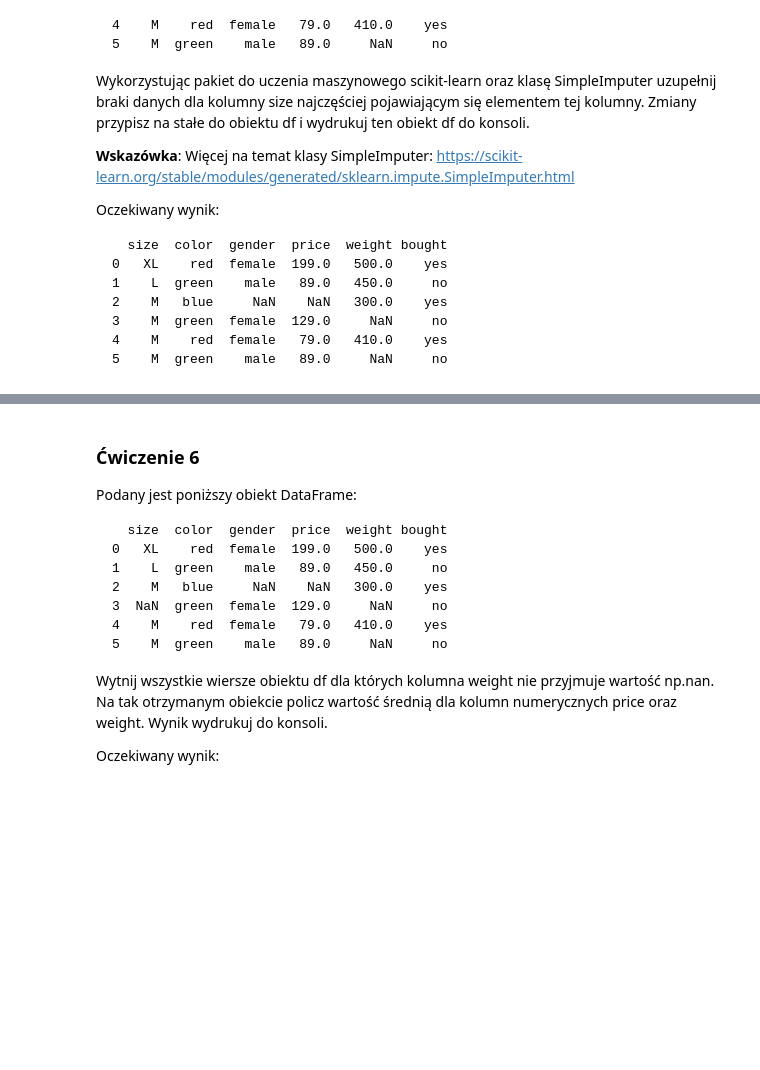
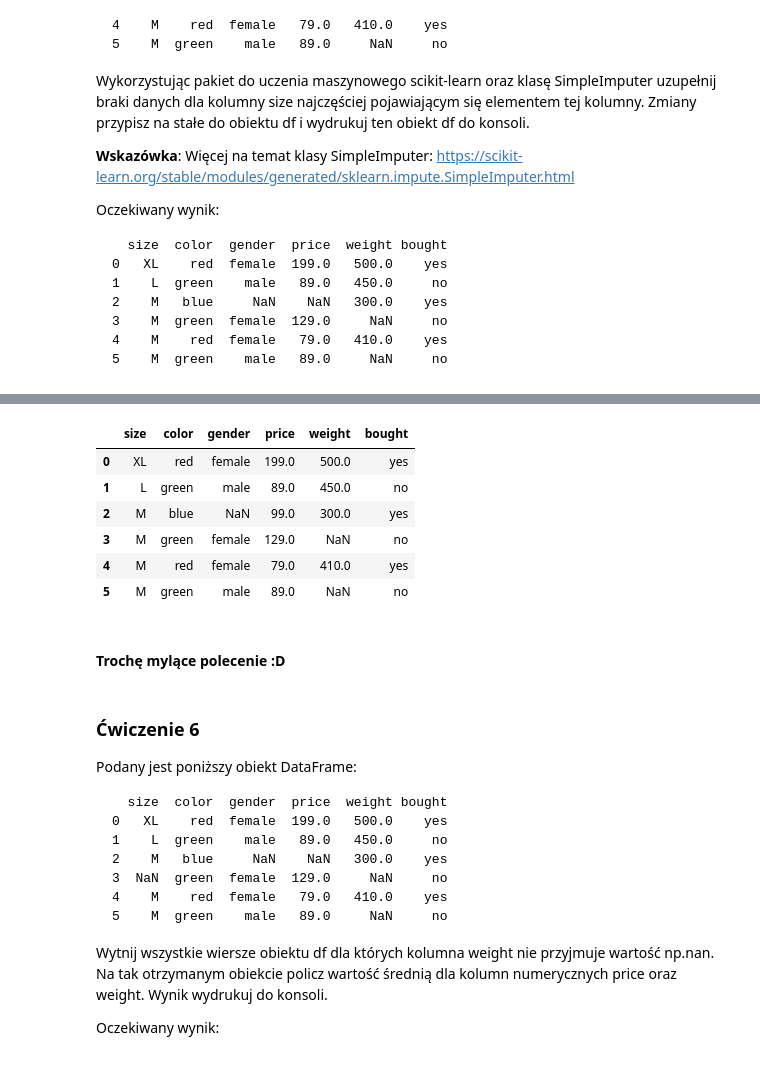
Before and after one commit to tomasz450/Uczenie-maszynowe-w-Python-25-11-24, a Jupyter notebook: 8. ZADANIA/machine learning/1-10/1-10 zadania machine learning.ipynb, the cells around one changed output, grey strips where cells are left out. Cells and saved outputs as stored; diff of their text form; code cells hidden in the pictures; blank space fills up the shorter version.

```diff
--- a/8. ZADANIA/machine learning/1-10/1-10 zadania machine learning.ipynb
+++ b/8. ZADANIA/machine learning/1-10/1-10 zadania machine learning.ipynb
@@ -314,3 +322,17 @@ Oczekiwany wynik:
+# %%
+imputer = SimpleImputer(missing_values=np.nan, strategy='most_frequent', fill_value=99.0)
+df[['size']] = imputer.fit_transform(df[['size']])
+df
+# %% [output]
+|  | size | color | gender | price | weight | bought |
+| 0 | XL | red | female | 199.0 | 500.0 | yes |
+| 1 | L | green | male | 89.0 | 450.0 | no |
+| 2 | M | blue | NaN | 99.0 | 300.0 | yes |
+| 3 | M | green | female | 129.0 | NaN | no |
+| 4 | M | red | female | 79.0 | 410.0 | yes |
+| 5 | M | green | male | 89.0 | NaN | no |
+# %% [markdown]
+#### Trochę mylące polecenie :D
 # %% [markdown]
 ### Ćwiczenie 6
 Podany jest poniższy obiekt DataFrame:
```
Also changed, not shown: parts of 9 cells of this notebook.
